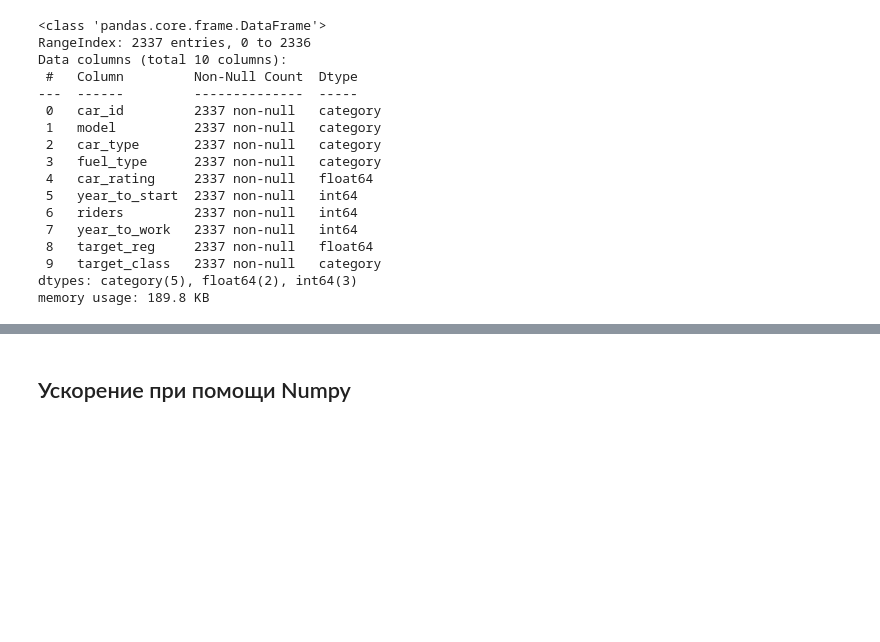
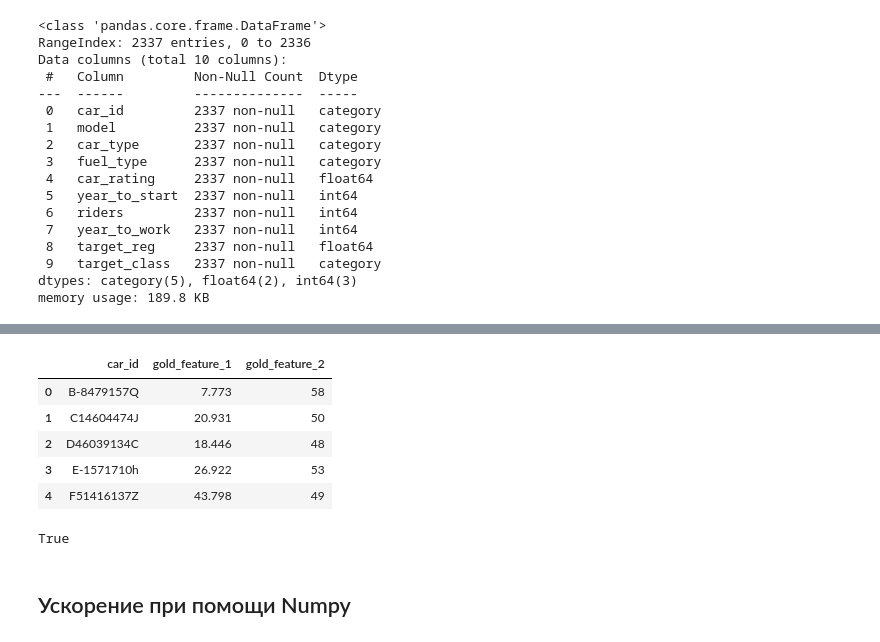
Before and after one commit to a-milenkin/Competitive_Data_Science, a Jupyter notebook: notebooks/7.1 - Optimize.ipynb, the cells around one changed output, grey strips where cells are left out. Saved outputs shown, nothing was run; the diff lists cells and outputs as text; code cells hidden in the pictures; blank space fills up the shorter version.

```diff
--- a/notebooks/7.1 - Optimize.ipynb
+++ b/notebooks/7.1 - Optimize.ipynb
@@ -241,3 +289,16 @@ memory usage: 189.8 KB
+# %%
+res1.head()
+# %% [output]
+|  | car_id | gold_feature_1 | gold_feature_2 |
+| 0 | B-8479157Q | 7.773 | 58 |
+| 1 | C14604474J | 20.931 | 50 |
+| 2 | D46039134C | 18.446 | 48 |
+| 3 | E-1571710h | 26.922 | 53 |
+| 4 | F51416137Z | 43.798 | 49 |
+# %%
+(res2.values == res1.values).all()
+# %% [output]
+True
 # %% [markdown]
 ## Ускорение при помощи Numpy
 # %% [markdown]
```
Also changed, not shown: parts of 35 cells of this notebook.
